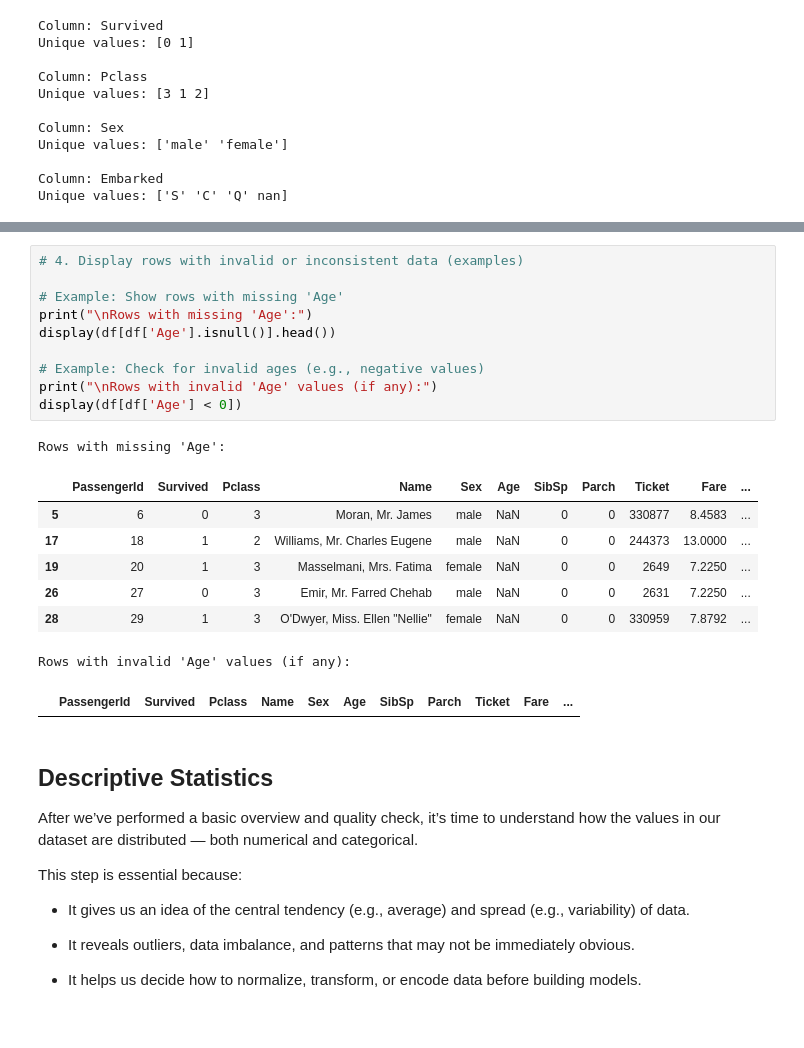
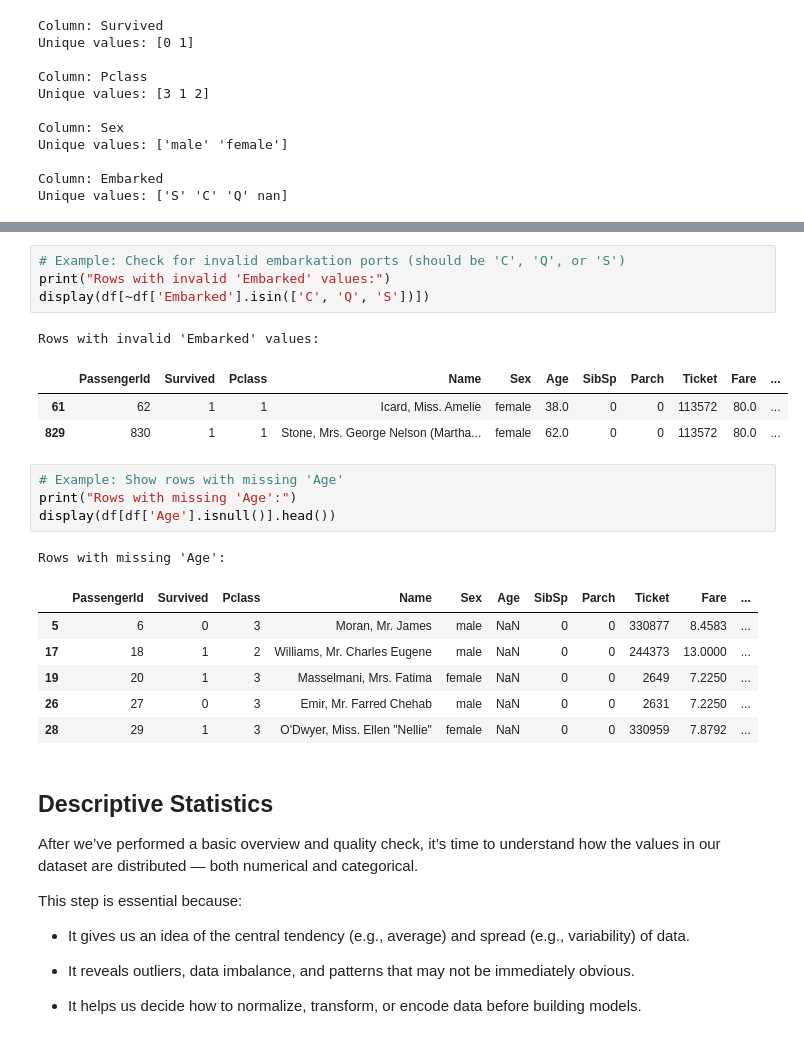
Before and after one commit to MAL-TO/Workshop-ML, a Jupyter notebook: lab-01.ipynb, the cells around one changed output, grey strips where cells are left out. Drawn from its saved outputs; the diff is of its cells as text.

```diff
--- a/lab-01.ipynb
+++ b/lab-01.ipynb
@@ -382,13 +404,16 @@ Number of duplicated rows:
+# %%
+# Example: Check for invalid embarkation ports (should be 'C', 'Q', or 'S')
+print("Rows with invalid 'Embarked' values:")
+display(df[~df['Embarked'].isin(['C', 'Q', 'S'])])
+# %% [output]
+Rows with invalid 'Embarked' values:
+|  | PassengerId | Survived | Pclass | Name | Sex | Age | SibSp | Parch | Ticket | Fare | ... |
+| 61 | 62 | 1 | 1 | Icard, Miss. Amelie | female | 38.0 | 0 | 0 | 113572 | 80.0 | ... |
+| 829 | 830 | 1 | 1 | Stone, Mrs. George Nelson (Martha... | female | 62.0 | 0 | 0 | 113572 | 80.0 | ... |
 # %%
-# 4. Display rows with invalid or inconsistent data (examples)
-
 # Example: Show rows with missing 'Age'
-print("\nRows with missing 'Age':")
+print("Rows with missing 'Age':")
 display(df[df['Age'].isnull()].head())
-
-# Example: Check for invalid ages (e.g., negative values)
-print("\nRows with invalid 'Age' values (if any):")
-display(df[df['Age'] < 0])
 # %% [output]
 Rows with missing 'Age':
 |  | PassengerId | Survived | Pclass | Name | Sex | Age | SibSp | Parch | Ticket | Fare | ... |
@@ -397,8 +422,6 @@ Rows with missing 'Age':
 | 19 | 20 | 1 | 3 | Masselmani, Mrs. Fatima | female | NaN | 0 | 0 | 2649 | 7.2250 | ... |
 | 26 | 27 | 0 | 3 | Emir, Mr. Farred Chehab | male | NaN | 0 | 0 | 2631 | 7.2250 | ... |
 | 28 | 29 | 1 | 3 | O'Dwyer, Miss. Ellen "Nellie" | female | NaN | 0 | 0 | 330959 | 7.8792 | ... |
-Rows with invalid 'Age' values (if any):
-|  | PassengerId | Survived | Pclass | Name | Sex | Age | SibSp | Parch | Ticket | Fare | ... |
 # %% [markdown]
 ## Descriptive Statistics
 
```
Also changed, not shown: parts of 14 cells of this notebook.
